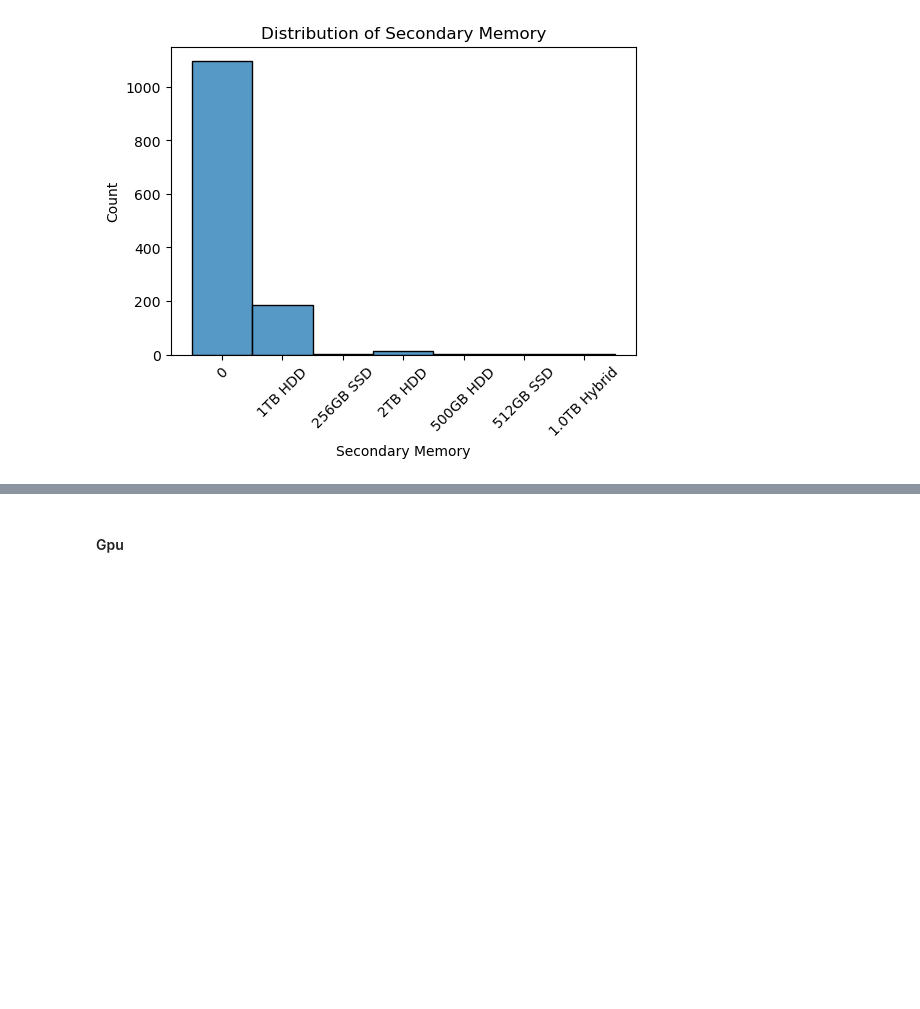
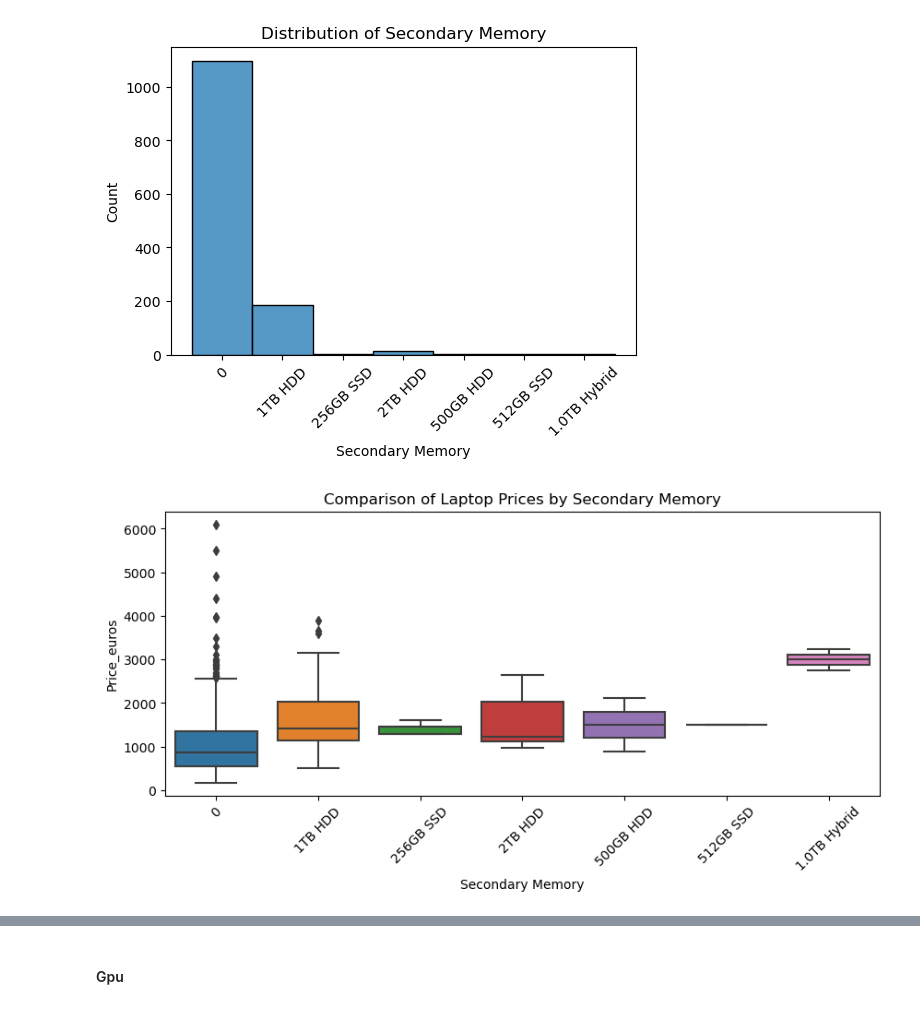
Before and after one commit to Lughaidh-w/Laptop-Price-Prediction, a Jupyter notebook: notebooks/data_cleaning.ipynb, the cells around one changed output, grey strips where cells are left out. Drawn from its saved outputs; the diff is of its cells as text; code cells hidden in the pictures; blank space fills up the shorter version.

```diff
--- a/notebooks/data_cleaning.ipynb
+++ b/notebooks/data_cleaning.ipynb
@@ -1241,5 +1261,12 @@ histogram_plot(df, "PrimaryMemory")
+# %%
+df['PrimaryMemSize'] = df.PrimaryMemory.str.split().str[0]
+df['PrimaryMemType'] = df.PrimaryMemory.str.split().str[1:].str.join(' ')
 # %%
 
 histogram_plot(df, "SecondaryMemory")
 # %% [output]
 [figure]
+# %%
+boxplots(df, "SecondaryMemory")
+# %% [output]
+[figure, added]
```
Also changed, not shown: parts of 24 cells of this notebook, 3 other files.
